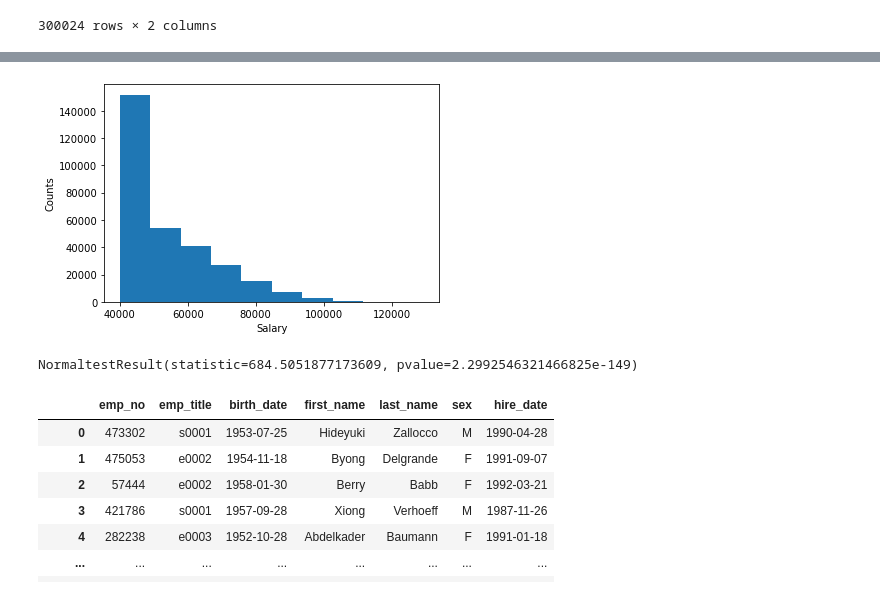
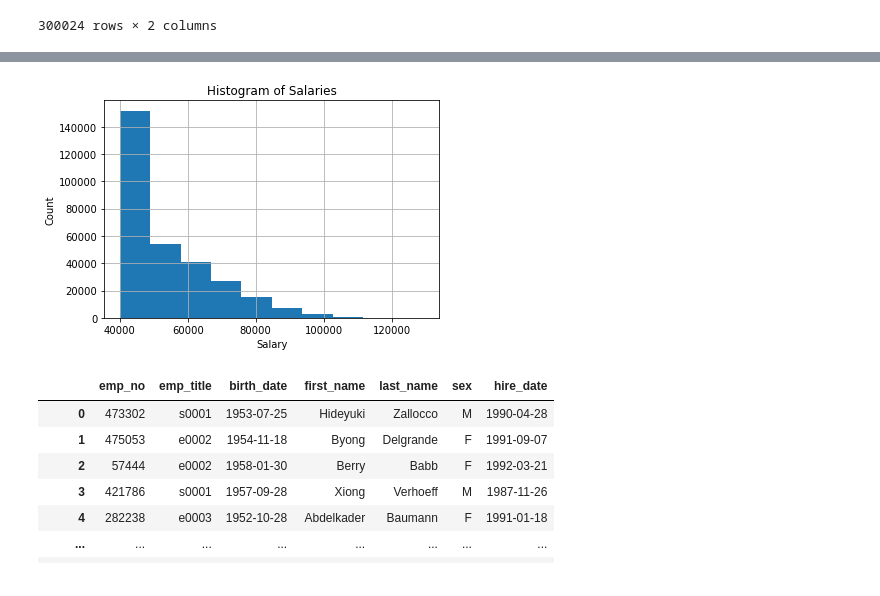
Before and after one commit to jlubranos/sql-challenge, a Jupyter notebook: EmployeeSQL/sql_bonus.ipynb, the cells around one changed output, grey strips where cells are left out. Drawn from its saved outputs; the diff is of its cells as text; code cells hidden in the pictures.

```diff
--- a/EmployeeSQL/sql_bonus.ipynb
+++ b/EmployeeSQL/sql_bonus.ipynb
@@ -29,11 +29,12 @@ salaries_df
 300024 rows × 2 columns
 # %%
 salaries=salaries_df['salary']
-mean_numpy=np.mean(salaries)
-print(f"The mean salary is {mean_numpy}")
+salary_avg=np.mean(salaries)
+print(f"The mean salary is {salary_avg:.2f}")
 plt.hist(salaries)
+plt.title('Histogram of Salaries')
 plt.xlabel('Salary')
-plt.ylabel('Counts')
+plt.ylabel('Count')
+plt.grid()
 plt.show()
-print(sts.normaltest(salaries.sample(5000)))
 # %% [output]
@@ -41,5 +42,4 @@ The mean salary is 52970.732451403885
-[figure, old version]
+[figure, new version]
-NormaltestResult(statistic=684.5051877173609, pvalue=2.2992546321466825e-149)
 # %%
 employees_df=pd.read_sql_table("employees",connection)
 employees_df
```
Also changed, not shown: parts of 1 cell of this notebook.
